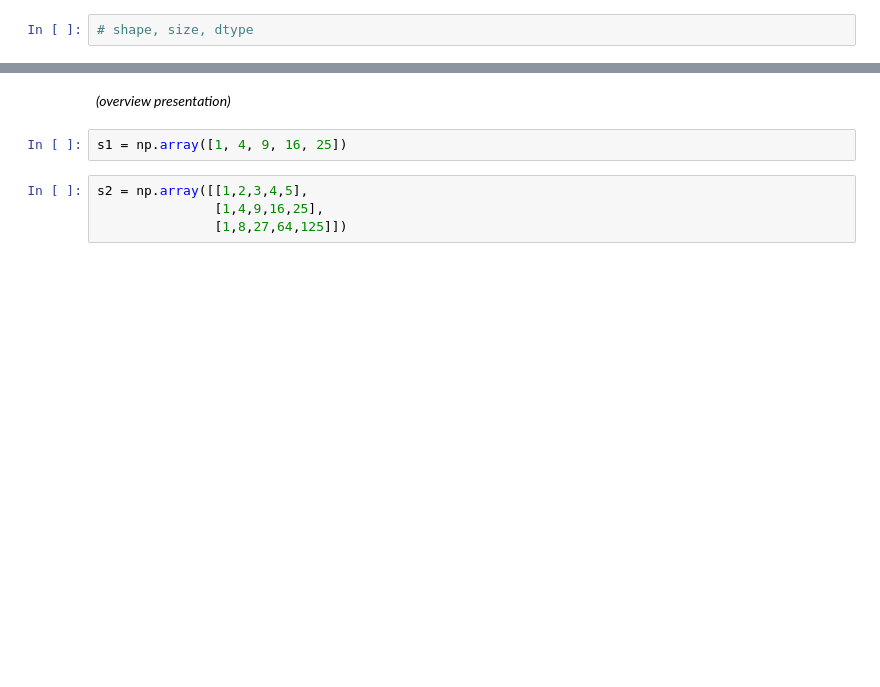
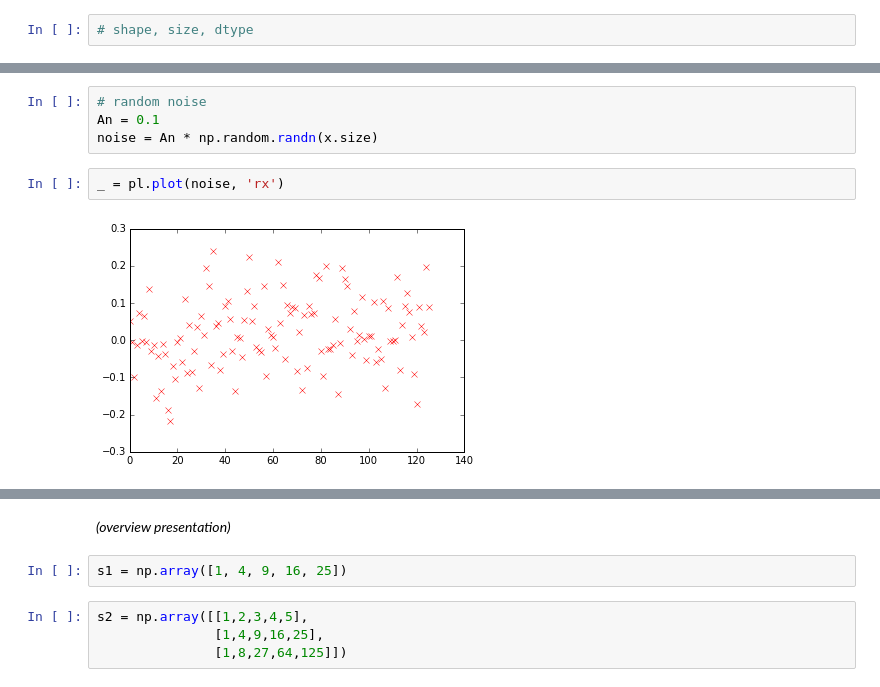
Before and after one commit to ijstokes/python-sci-3h, a Jupyter notebook: ScientificProgrammingInPythonWorkshop.ipynb, the cells around one changed output, grey strips where cells are left out. Saved outputs shown, nothing was run; the diff lists cells and outputs as text; blank space fills up the shorter version.

```diff
--- a/ScientificProgrammingInPythonWorkshop.ipynb
+++ b/ScientificProgrammingInPythonWorkshop.ipynb
@@ -887,0 +989,8 @@ Solution: Numpy a C Extension library.
+# %%
+# random noise
+An = 0.1
+noise = An * np.random.randn(x.size)
+# %%
+_ = pl.plot(noise, 'rx')
+# %% [output]
+[figure, added]
```
Also changed, not shown: parts of 37 cells of this notebook.
